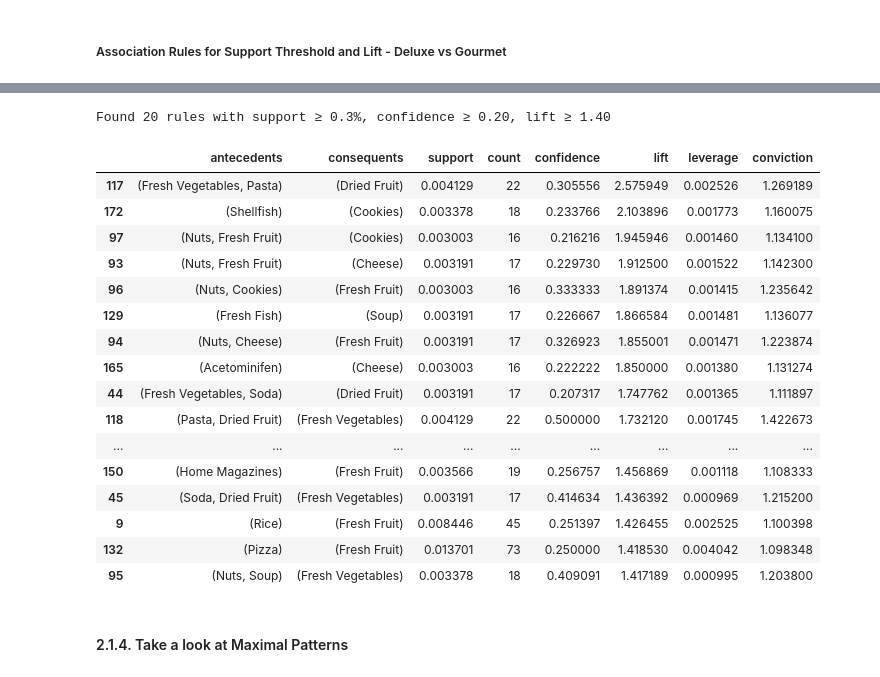
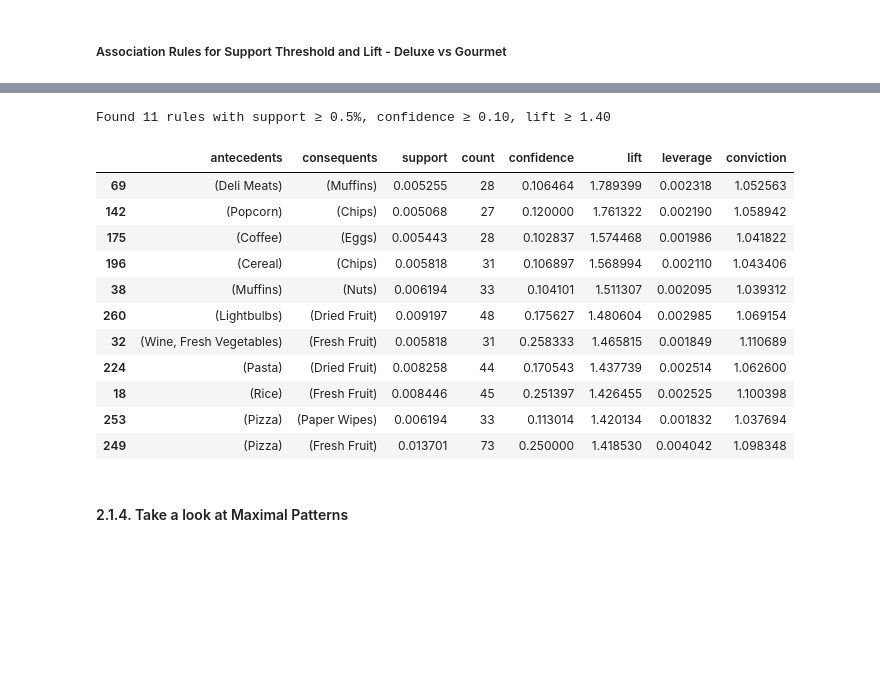
Before and after one commit to ijustsnapped/DataMine_PI, a Jupyter notebook: PD_202425_Project1/PD_202425_Project.ipynb, the cells around one changed output, grey strips where cells are left out. Drawn from its saved outputs; the diff is of its cells as text; code cells hidden in the pictures; blank space fills up the shorter version.

```diff
--- a/PD_202425_Project1/PD_202425_Project.ipynb
+++ b/PD_202425_Project1/PD_202425_Project.ipynb
@@ -1763,6 +2067,6 @@ Number of rules generated: 3
 # %%
 # Drop the two dominant items
-cols_to_drop = ['Fresh Vegetables', 'Fresh Fruit']
+cols_to_drop = ['Fresh Vegetables', 'Fresh Fruit', 'Soup']
 df_stripped   = binary_foodmart.drop(columns=cols_to_drop, errors='ignore')
 
 # Remove transactions that became empty after the drop
@@ -1777 +2081,5 @@ Shape after cleaning : (68624, 100)
 Empty-basket rows    : 0
+# %%
+# Drop rows in df_stripped with fewer than 3 True values (i.e., less than 3 items)
+df_stripped = df_stripped[df_stripped.sum(axis=1) >= 3]
+print("Remaining transactions:", df_stripped.shape[0])
@@ -2127,0 +2428,23 @@ df_all.head(10)
+# %%
+# Drop transactions with no STORE_ID
+df_all = df_all.dropna(subset=['STORE_ID']).copy()
+
+# (Optional) if STORE_ID was float after dropna, cast to int
+df_all['STORE_ID'] = df_all['STORE_ID'].astype(int)
+
+# Define Deluxe and Gourmet store ID lists
+deluxe_ids  = [8, 12, 13, 17, 19, 21]
+gourmet_ids = [4, 6]
+
+# Subset transactions by store type
+deluxe_df  = df_all[df_all['STORE_ID'].isin(deluxe_ids)]
+gourmet_df = df_all[df_all['STORE_ID'].isin(gourmet_ids)]
+
+# Report counts
+print(f"Dropped transactions with missing STORE_ID. Remaining rows: {len(df_all)}")
+print(f"Deluxe Supermarkets: {len(deluxe_df)} transactions")
+print(f"Gourmet Supermarkets: {len(gourmet_df)} transactions")
+
+# Verify unique IDs in each subset
+print("Unique store IDs in Deluxe subset:",  sorted(deluxe_df['STORE_ID'].unique()))
+print("Unique store IDs in Gourmet subset:", sorted(gourmet_df['STORE_ID'].unique()))
@@ -2142,14 +2471,6 @@ memory usage: 1.1+ MB
 # %%
-# groups
-deluxe_ids   = [8, 12, 13, 17, 19, 21]
-gourmet_ids  = [4, 6]
-
-# subset transactions by store group
-df_deluxe    = df_all[df_all['STORE_ID'].isin(deluxe_ids)].reset_index(drop=True)
-df_gourmet   = df_all[df_all['STORE_ID'].isin(gourmet_ids)].reset_index(drop=True)
-
-transactions_deluxe  = df_deluxe['items'].tolist()
-transactions_gourmet = df_gourmet['items'].tolist()
+transactions_deluxe  = deluxe_df['items'].tolist()
+transactions_gourmet = gourmet_df['items'].tolist()
 
 te = TransactionEncoder()
 te.fit(df_all['items'].tolist())
@@ -2551,8 +2940,8 @@ fig.show()
 from mlxtend.frequent_patterns import fpgrowth, association_rules
 
 # parameters
-min_sup   = 0.003    # 0.7%
-min_conf  = 0.20     # 10%
+min_sup   = 0.005
+min_conf  = 0.10
 min_lift  = 1.40
 
 
@@ -2564,50 +2953,45 @@ freq_items = fpgrowth(
 
 
 rules = association_rules(
     freq_items,
     metric="confidence",
     min_threshold=min_conf
 )
 
 
 strong_rules = rules[rules['lift'] >= min_lift].copy()
 
 
 strong_rules['count'] = (strong_rules['support'] * binary_gourmet.shape[0]).astype(int)
 
 
 strong_rules = strong_rules.sort_values(['lift','confidence'], ascending=False)
 
 print(
     f"Found {len(strong_rules)} rules with support ≥ {min_sup*100:.1f}%, "
     f"confidence ≥ {min_conf:.2f}, lift ≥ {min_lift:.2f}\n"
 )
 
 strong_rules[[
     'antecedents', 'consequents',
     'support', 'count',
     'confidence', 'lift',
     'leverage', 'conviction'
 ]].head(20)
 # %% [output]
-Found 20 rules with support ≥ 0.3%, confidence ≥ 0.20, lift ≥ 1.40
+Found 11 rules with support ≥ 0.5%, confidence ≥ 0.10, lift ≥ 1.40
 |  | antecedents | consequents | support | count | confidence | lift | leverage | conviction |
-| 117 | (Fresh Vegetables, Pasta) | (Dried Fruit) | 0.004129 | 22 | 0.305556 | 2.575949 | 0.002526 | 1.269189 |
-| 172 | (Shellfish) | (Cookies) | 0.003378 | 18 | 0.233766 | 2.103896 | 0.001773 | 1.160075 |
-| 97 | (Nuts, Fresh Fruit) | (Cookies) | 0.003003 | 16 | 0.216216 | 1.945946 | 0.001460 | 1.134100 |
-| 93 | (Nuts, Fresh Fruit) | (Cheese) | 0.003191 | 17 | 0.229730 | 1.912500 | 0.001522 | 1.142300 |
-| 96 | (Nuts, Cookies) | (Fresh Fruit) | 0.003003 | 16 | 0.333333 | 1.891374 | 0.001415 | 1.235642 |
-| 129 | (Fresh Fish) | (Soup) | 0.003191 | 17 | 0.226667 | 1.866584 | 0.001481 | 1.136077 |
-| 94 | (Nuts, Cheese) | (Fresh Fruit) | 0.003191 | 17 | 0.326923 | 1.855001 | 0.001471 | 1.223874 |
-| 165 | (Acetominifen) | (Cheese) | 0.003003 | 16 | 0.222222 | 1.850000 | 0.001380 | 1.131274 |
-| 44 | (Fresh Vegetables, Soda) | (Dried Fruit) | 0.003191 | 17 | 0.207317 | 1.747762 | 0.001365 | 1.111897 |
-| 118 | (Pasta, Dried Fruit) | (Fresh Vegetables) | 0.004129 | 22 | 0.500000 | 1.732120 | 0.001745 | 1.422673 |
-| ... | ... | ... | ... | ... | ... | ... | ... | ... |
-| 150 | (Home Magazines) | (Fresh Fruit) | 0.003566 | 19 | 0.256757 | 1.456869 | 0.001118 | 1.108333 |
-| 45 | (Soda, Dried Fruit) | (Fresh Vegetables) | 0.003191 | 17 | 0.414634 | 1.436392 | 0.000969 | 1.215200 |
-| 9 | (Rice) | (Fresh Fruit) | 0.008446 | 45 | 0.251397 | 1.426455 | 0.002525 | 1.100398 |
-| 132 | (Pizza) | (Fresh Fruit) | 0.013701 | 73 | 0.250000 | 1.418530 | 0.004042 | 1.098348 |
-| 95 | (Nuts, Soup) | (Fresh Vegetables) | 0.003378 | 18 | 0.409091 | 1.417189 | 0.000995 | 1.203800 |
+| 69 | (Deli Meats) | (Muffins) | 0.005255 | 28 | 0.106464 | 1.789399 | 0.002318 | 1.052563 |
+| 142 | (Popcorn) | (Chips) | 0.005068 | 27 | 0.120000 | 1.761322 | 0.002190 | 1.058942 |
+| 175 | (Coffee) | (Eggs) | 0.005443 | 28 | 0.102837 | 1.574468 | 0.001986 | 1.041822 |
+| 196 | (Cereal) | (Chips) | 0.005818 | 31 | 0.106897 | 1.568994 | 0.002110 | 1.043406 |
+| 38 | (Muffins) | (Nuts) | 0.006194 | 33 | 0.104101 | 1.511307 | 0.002095 | 1.039312 |
+| 260 | (Lightbulbs) | (Dried Fruit) | 0.009197 | 48 | 0.175627 | 1.480604 | 0.002985 | 1.069154 |
+| 32 | (Wine, Fresh Vegetables) | (Fresh Fruit) | 0.005818 | 31 | 0.258333 | 1.465815 | 0.001849 | 1.110689 |
+| 224 | (Pasta) | (Dried Fruit) | 0.008258 | 44 | 0.170543 | 1.437739 | 0.002514 | 1.062600 |
+| 18 | (Rice) | (Fresh Fruit) | 0.008446 | 45 | 0.251397 | 1.426455 | 0.002525 | 1.100398 |
+| 253 | (Pizza) | (Paper Wipes) | 0.006194 | 33 | 0.113014 | 1.420134 | 0.001832 | 1.037694 |
+| 249 | (Pizza) | (Fresh Fruit) | 0.013701 | 73 | 0.250000 | 1.418530 | 0.004042 | 1.098348 |
 # %% [markdown]
 #### 2.1.4.  Take a look at Maximal Patterns
 # %%
```
Also changed, not shown: parts of 44 cells of this notebook, 5 other files.
